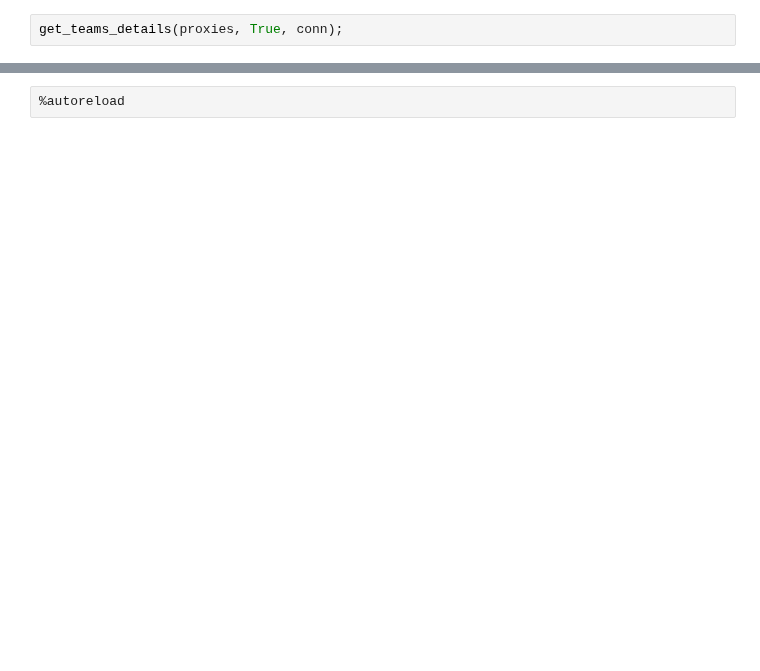
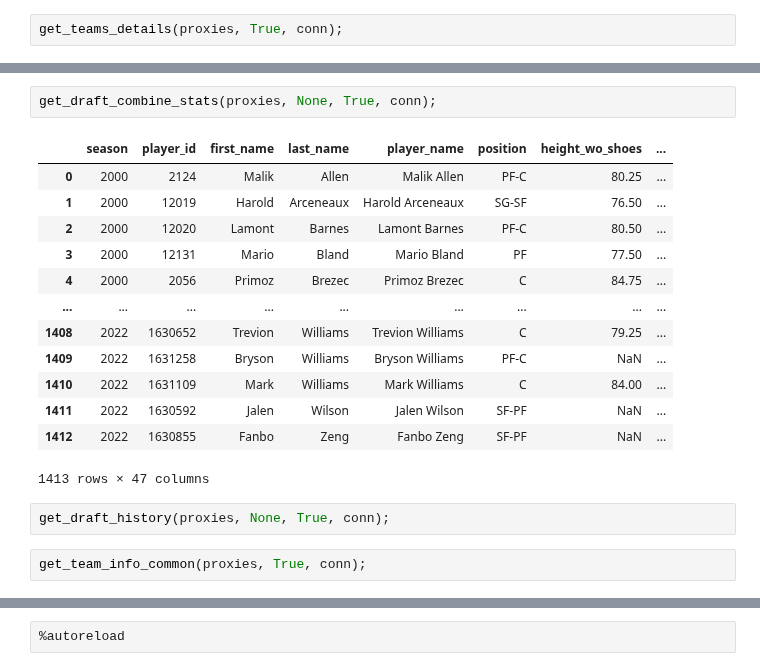
Before and after one commit to wyattowalsh/nbadb, a Jupyter notebook: notebooks/dev.ipynb, the cells around one changed output, grey strips where cells are left out. Saved outputs shown, nothing was run; the diff lists cells and outputs as text; blank space fills up the shorter version.

```diff
--- a/notebooks/dev.ipynb
+++ b/notebooks/dev.ipynb
@@ -84,0 +93,20 @@ get_teams_details(proxies, True, conn);
+# %%
+get_draft_combine_stats(proxies, None, True, conn);
+# %% [output]
+|  | season | player_id | first_name | last_name | player_name | position | height_wo_shoes | ... |
+| 0 | 2000 | 2124 | Malik | Allen | Malik Allen | PF-C | 80.25 | ... |
+| 1 | 2000 | 12019 | Harold | Arceneaux | Harold Arceneaux | SG-SF | 76.50 | ... |
+| 2 | 2000 | 12020 | Lamont | Barnes | Lamont Barnes | PF-C | 80.50 | ... |
+| 3 | 2000 | 12131 | Mario | Bland | Mario Bland | PF | 77.50 | ... |
+| 4 | 2000 | 2056 | Primoz | Brezec | Primoz Brezec | C | 84.75 | ... |
+| ... | ... | ... | ... | ... | ... | ... | ... | ... |
+| 1408 | 2022 | 1630652 | Trevion | Williams | Trevion Williams | C | 79.25 | ... |
+| 1409 | 2022 | 1631258 | Bryson | Williams | Bryson Williams | PF-C | NaN | ... |
+| 1410 | 2022 | 1631109 | Mark | Williams | Mark Williams | C | 84.00 | ... |
+| 1411 | 2022 | 1630592 | Jalen | Wilson | Jalen Wilson | SF-PF | NaN | ... |
+| 1412 | 2022 | 1630855 | Fanbo | Zeng | Fanbo Zeng | SF-PF | NaN | ... |
+1413 rows × 47 columns
+# %%
+get_draft_history(proxies, None, True, conn);
+# %%
+get_team_info_common(proxies, True, conn);
```
Also changed, not shown: parts of 39 cells of this notebook, 11 other files.
